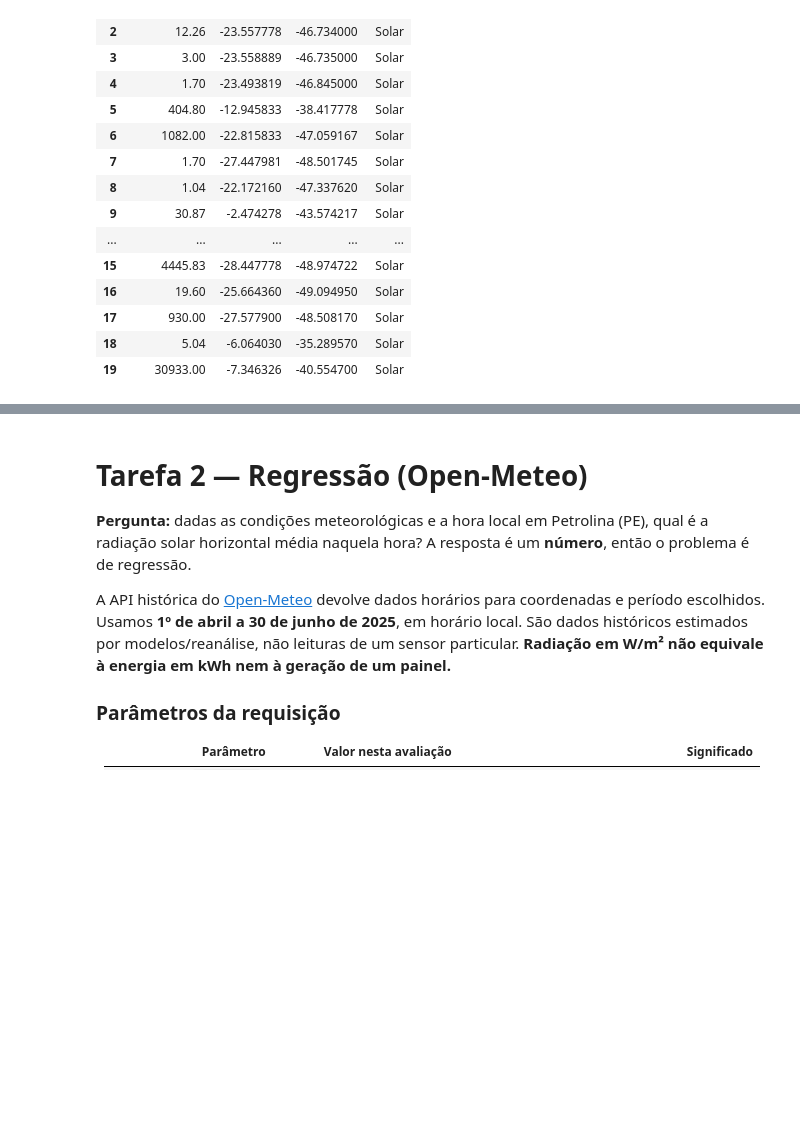
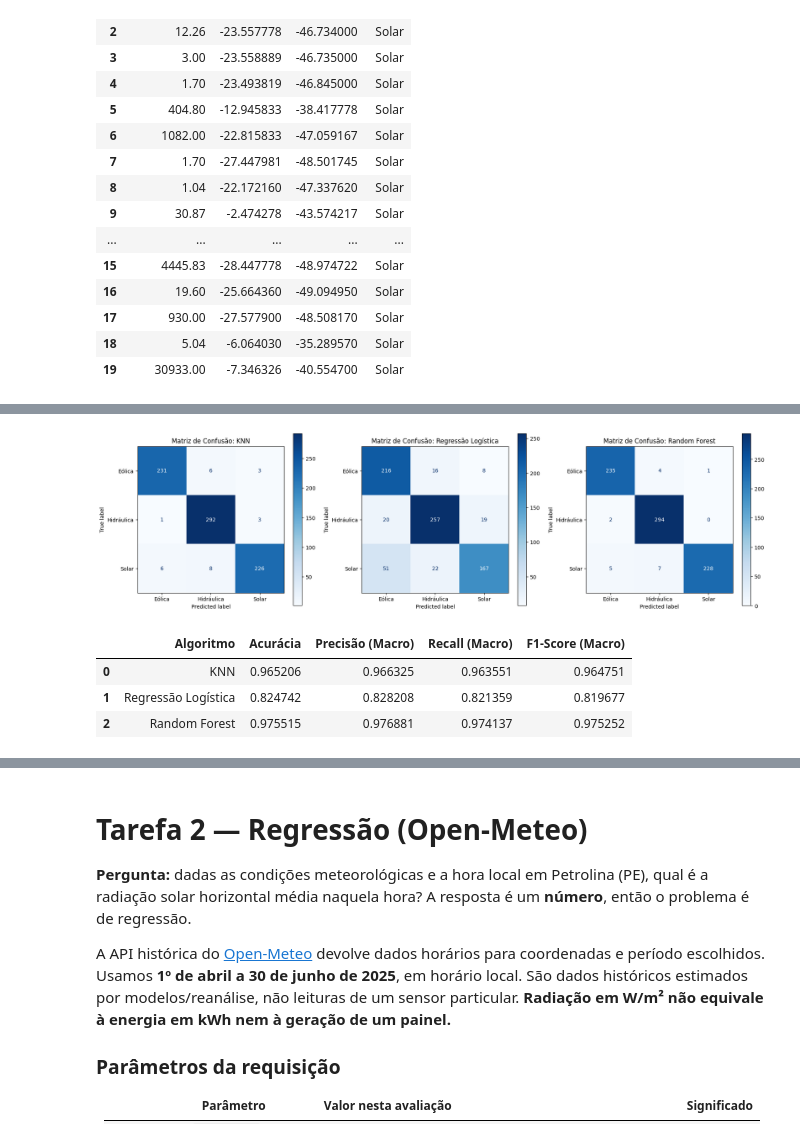
Before and after one commit to Jpsantosferreira/cp-sers-ml-energy, a Jupyter notebook: Aula_APIs_Energia_Renovavel_ML.ipynb, the cells around one changed output, grey strips where cells are left out. Drawn from its saved outputs; the diff is of its cells as text; code cells hidden in the pictures; blank space fills up the shorter version.

```diff
--- a/Aula_APIs_Energia_Renovavel_ML.ipynb
+++ b/Aula_APIs_Energia_Renovavel_ML.ipynb
@@ -172,0 +319,67 @@ dados_api.head(20)
+# %%
+import matplotlib.pyplot as plt
+import pandas as pd
+from sklearn.neighbors import KNeighborsClassifier
+from sklearn.linear_model import LogisticRegression
+from sklearn.ensemble import RandomForestClassifier
+from sklearn.metrics import (
+    accuracy_score,
+    precision_score,
+    recall_score,
+    f1_score,
+    confusion_matrix,
+    ConfusionMatrixDisplay
+)
+
+# Instanciar os classificadores escolhidos
+modelos_class = {
+    'KNN': KNeighborsClassifier(n_neighbors=5),
+    'Regressão Logística': LogisticRegression(max_iter=1000, random_state=42),
+    'Random Forest': RandomForestClassifier(random_state=42)
+}
+
+# Lista para consolidar as métricas
+resultados_class = []
+
+# Criar figura para as matrizes de confusão
+fig, axes = plt.subplots(1, 3, figsize=(18, 5))
+
+for i, (nome, modelo) in enumerate(modelos_class.items()):
+    # Treinar o modelo utilizando os dados escalonados de treino
+    modelo.fit(X_train_scaled, y_train)
+
+    # Previsões no conjunto de teste
+    y_pred = modelo.predict(X_test_scaled)
+
+    # Calcular métricas (com average='macro' devido ao equilíbrio/desequilíbrio das classes)
+    acc = accuracy_score(y_test, y_pred)
+    prec = precision_score(y_test, y_pred, average='macro')
+    rec = recall_score(y_test, y_pred, average='macro')
+    f1 = f1_score(y_test, y_pred, average='macro')
+
+    resultados_class.append({
+        'Algoritmo': nome,
+        'Acurácia': acc,
+        'Precisão (Macro)': prec,
+        'Recall (Macro)': rec,
+        'F1-Score (Macro)': f1
+    })
+
+    # Exibir a matriz de confusão correspondente
+    cm = confusion_matrix(y_test, y_pred, labels=modelo.classes_)
+    disp = ConfusionMatrixDisplay(confusion_matrix=cm, display_labels=modelo.classes_)
+    disp.plot(ax=axes[i], cmap='Blues', values_format='d')
+    axes[i].set_title(f'Matriz de Confusão: {nome}')
+
+plt.tight_layout()
+plt.show()
+
+# Exibir os resultados tabulados
+df_resultados = pd.DataFrame(resultados_class)
+display(df_resultados)
+# %% [output]
+[figure, added]
+|  | Algoritmo | Acurácia | Precisão (Macro) | Recall (Macro) | F1-Score (Macro) |
+| 0 | KNN | 0.965206 | 0.966325 | 0.963551 | 0.964751 |
+| 1 | Regressão Logística | 0.824742 | 0.828208 | 0.821359 | 0.819677 |
+| 2 | Random Forest | 0.975515 | 0.976881 | 0.974137 | 0.975252 |
```
Also changed, not shown: parts of 10 cells of this notebook.
